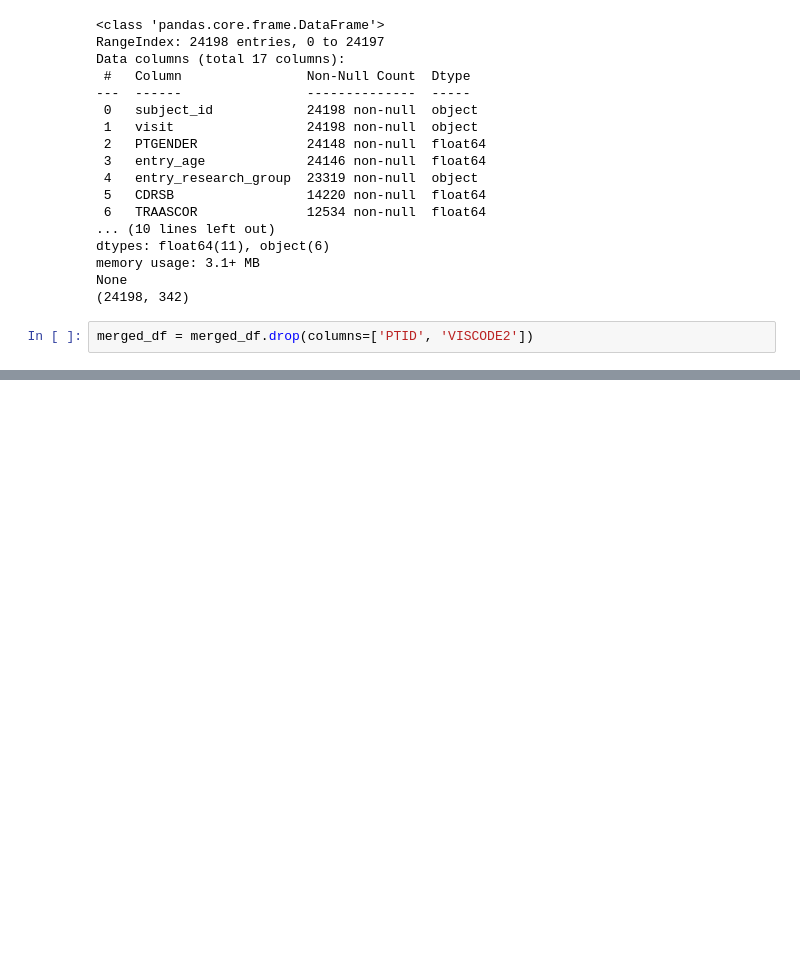
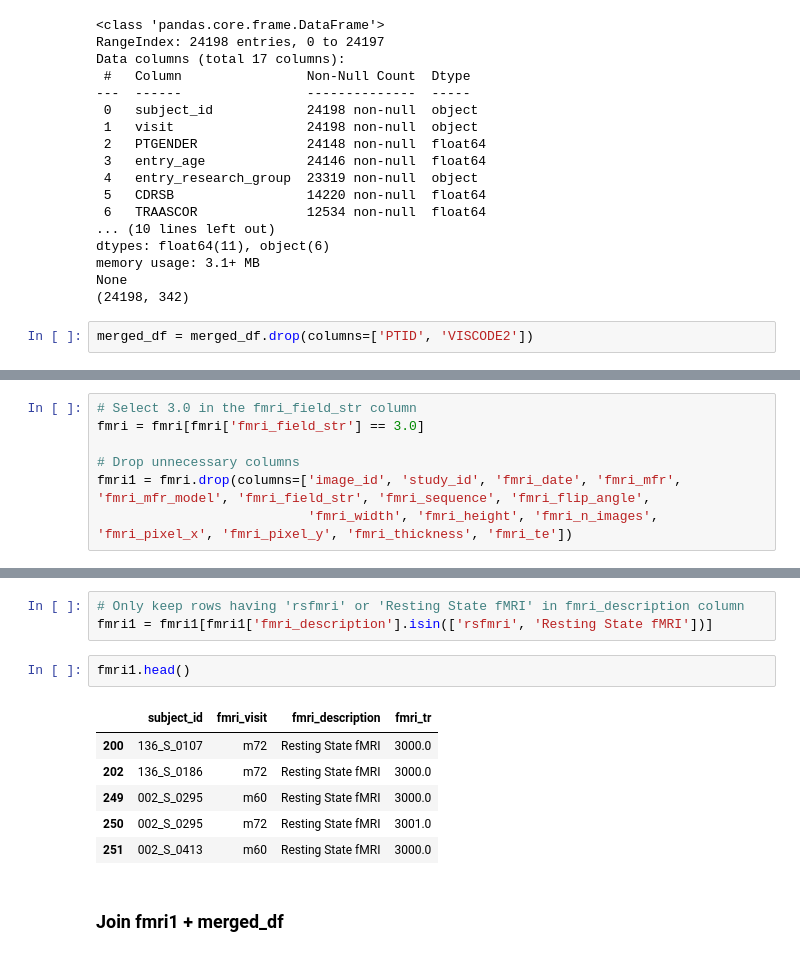
Before and after one commit to HughQte/Health-Data-ML, a Jupyter notebook: adni_data/scr/merged_df.ipynb, the cells around one changed output, grey strips where cells are left out. Drawn from its saved outputs; the diff is of its cells as text; blank space fills up the shorter version.

```diff
--- a/adni_data/scr/merged_df.ipynb
+++ b/adni_data/scr/merged_df.ipynb
@@ -173,0 +183,7 @@ merged_df.to_csv('/Users/hieubui/Documents/Thesis 2027/data/merged_df.csv', inde
+# %%
+# Select 3.0 in the fmri_field_str column
+fmri = fmri[fmri['fmri_field_str'] == 3.0]
+
+# Drop unnecessary columns
+fmri1 = fmri.drop(columns=['image_id', 'study_id', 'fmri_date', 'fmri_mfr', 'fmri_mfr_model', 'fmri_field_str', 'fmri_sequence', 'fmri_flip_angle',
+                           'fmri_width', 'fmri_height', 'fmri_n_images', 'fmri_pixel_x', 'fmri_pixel_y', 'fmri_thickness', 'fmri_te'])
@@ -173,0 +228,14 @@ merged_df.to_csv('/Users/hieubui/Documents/Thesis 2027/data/merged_df.csv', inde
+# %%
+# Only keep rows having 'rsfmri' or 'Resting State fMRI' in fmri_description column
+fmri1 = fmri1[fmri1['fmri_description'].isin(['rsfmri', 'Resting State fMRI'])]
+# %%
+fmri1.head()
+# %% [output]
+|  | subject_id | fmri_visit | fmri_description | fmri_tr |
+| 200 | 136_S_0107 | m72 | Resting State fMRI | 3000.0 |
+| 202 | 136_S_0186 | m72 | Resting State fMRI | 3000.0 |
+| 249 | 002_S_0295 | m60 | Resting State fMRI | 3000.0 |
+| 250 | 002_S_0295 | m72 | Resting State fMRI | 3001.0 |
+| 251 | 002_S_0413 | m60 | Resting State fMRI | 3000.0 |
+# %% [markdown]
+### Join fmri1 + merged_df
```
Also changed, not shown: parts of 9 cells of this notebook.
